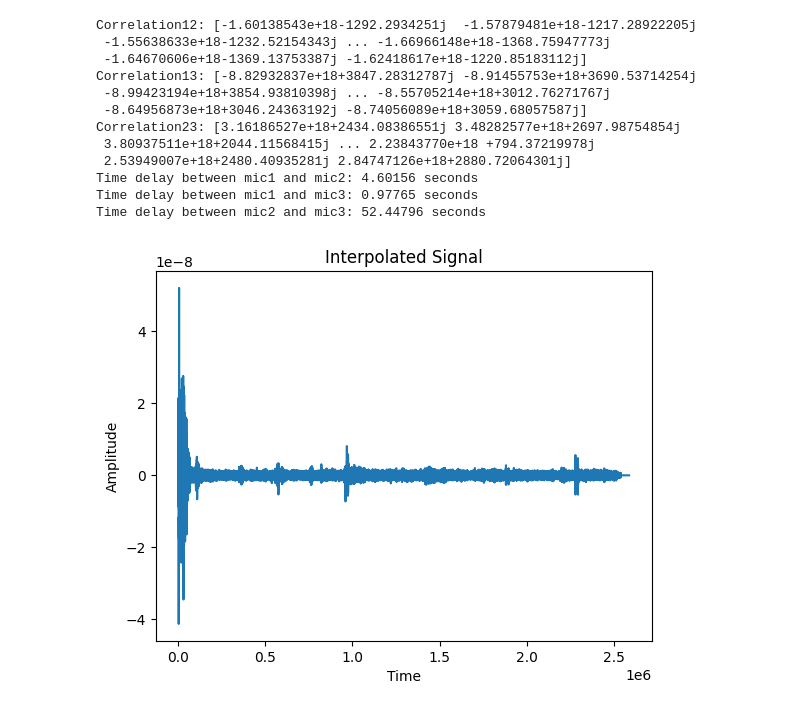
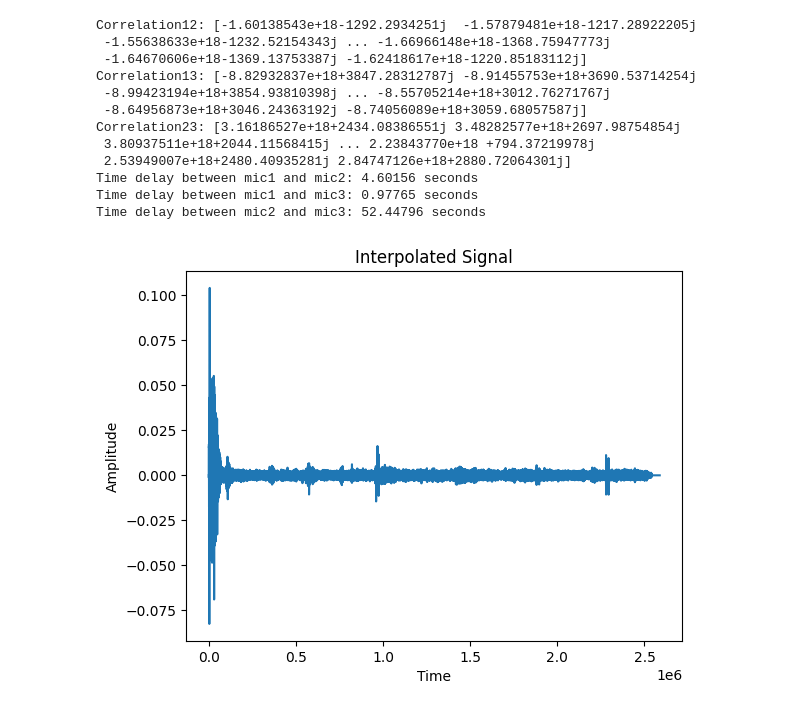
Before and after one commit to tjunjet/spatial_audio, a Jupyter notebook: codes/weighted_dist.ipynb, the cells around one changed output. Saved outputs shown, nothing was run; the diff lists cells and outputs as text; code cells hidden in the pictures.

```diff
--- a/codes/weighted_dist.ipynb
+++ b/codes/weighted_dist.ipynb
@@ -375,29 +376,29 @@ x_p = np.zeros(N)
 # %%
 # Interpolation point coordinates
 
 interp_point = np.array([triangle_side / 2, (triangle_side * np.sqrt(3)) / 6])  # centroid
 # interp_point =  [1.05, (triangle_side * np.sqrt(3)) / 6]
 
 # Initialize an array to store the attenuation coefficients for each microphone
 a_p_values = np.zeros((M, N))
 
 # Compute the distance for all samples at once
 distances = np.array([compute_distance(interp_point, m, triangle_side) for m in range(M)])
 
 # Compute the attenuation coefficients for each microphone using broadcasting
 a_p_values = attenuation_and_rebalancing(distances[:, np.newaxis])
 
 # Update the interpolated signal using vectorized NumPy operations
 x_p = np.sum(a_p_values[:, :, np.newaxis] * y_m_p, axis=(0, 1))
-x_p = x_p/1000000000.0
+x_p = x_p/500.0
 
 # Plot
 time_axis = np.arange(1, N + 1)
 wavfile.write('output_median4.wav', fs, x_p)
 plt.plot(time_axis, x_p)
 plt.title('Interpolated Signal')
 plt.xlabel('Time')
 plt.ylabel('Amplitude')
 plt.show()
 # %% [output]
-[figure, old version]
+[figure, new version]
```
Also changed, not shown: parts of 1 cell of this notebook, 30 other files.
